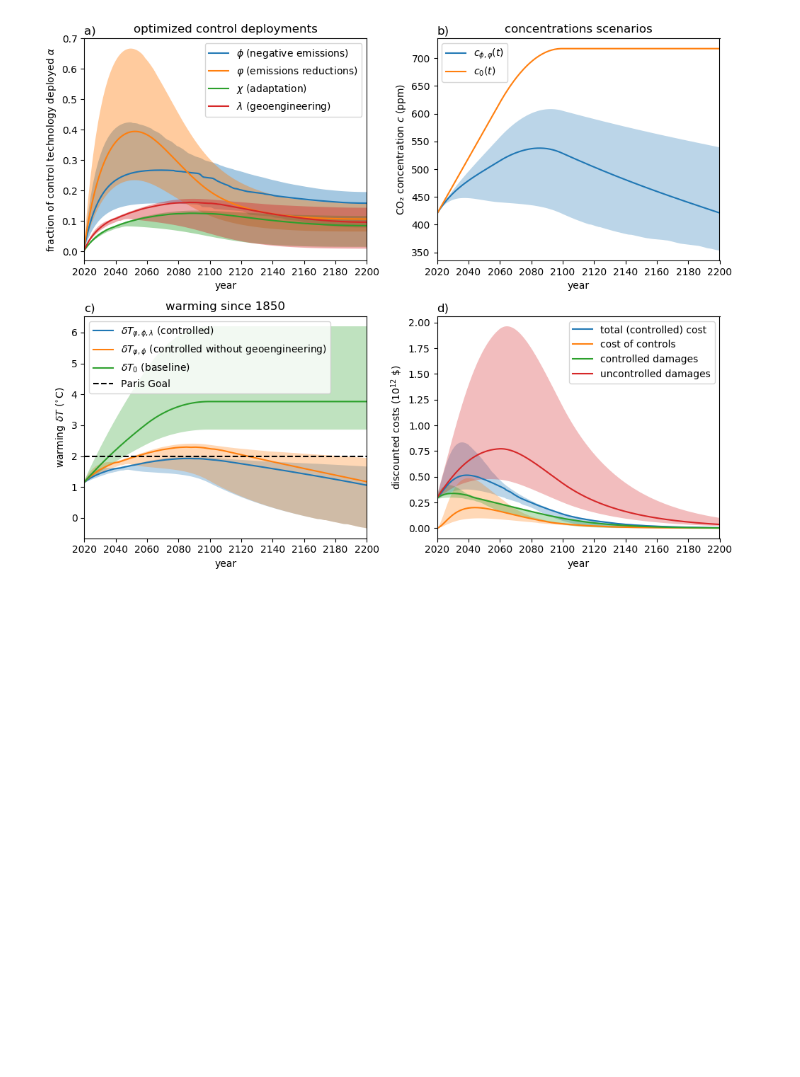
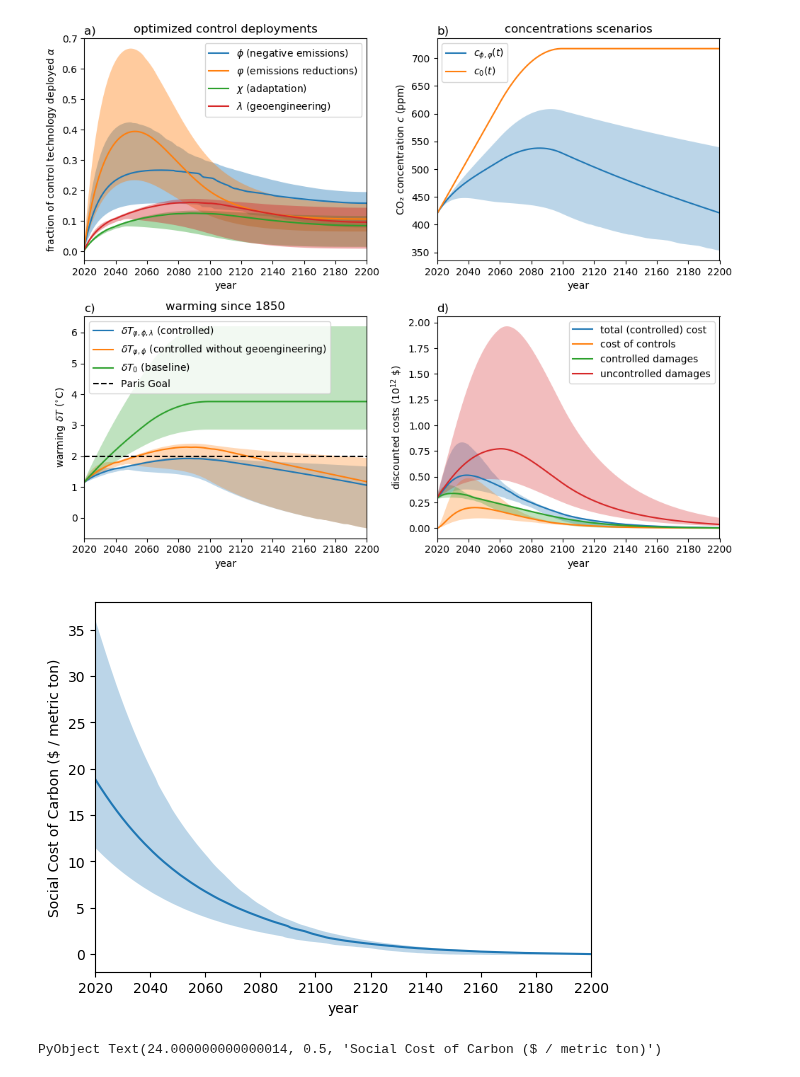
Before and after one commit to hdrake/OptimizeClimate, a Jupyter notebook: notebooks/ensemble_run.ipynb, the cells around one changed output. Saved outputs shown, nothing was run; the diff lists cells and outputs as text; code cells hidden in the pictures; blank space fills up the shorter version.

```diff
--- a/notebooks/ensemble_run.ipynb
+++ b/notebooks/ensemble_run.ipynb
@@ -69,3 +69,20 @@ Converged after 474 iterations. Converged after 461 iterations. Converged after
 plot_ensemble_stats(ensemble, t)
 # %% [output]
 [figure]
+# %%
+SCCs = zeros(size(t)..., 3)
+for (idx, year) in enumerate(t)
+    first, median, ninth = ensemble_diagnostic_statistics_scalar(ensemble, SCC, t, year)
+    SCCs[idx,1] = first;
+    SCCs[idx,2] = median;
+    SCCs[idx,3] = ninth;
+end
+
+fill_between(t, SCCs[:,1], SCCs[:,3], facecolor="C0", alpha=0.3)
+plot(t, SCCs[:,2], "C0-", label="total (controlled) cost")
+xlim(t[1], t[end])
+xlabel("year")
+ylabel("Social Cost of Carbon (\$ / metric ton)")
+# %% [output]
+[figure, added]
+PyObject Text(24.000000000000014, 0.5, 'Social Cost of Carbon ($ / metric ton)')
```
Also changed, not shown: 1 other file.
